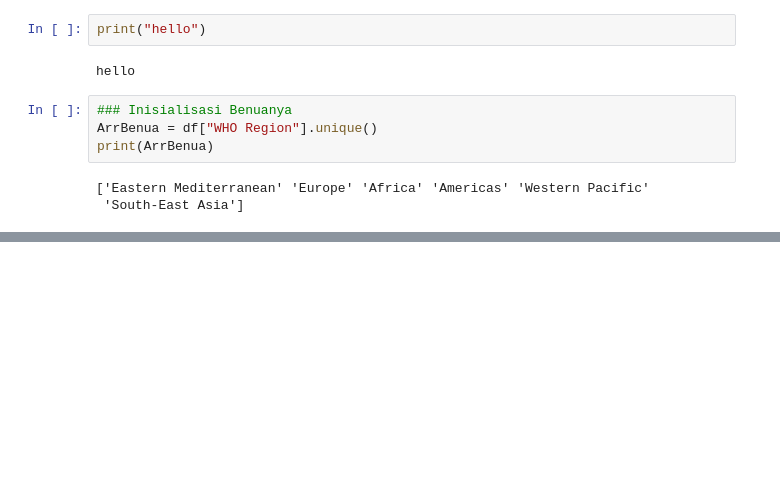
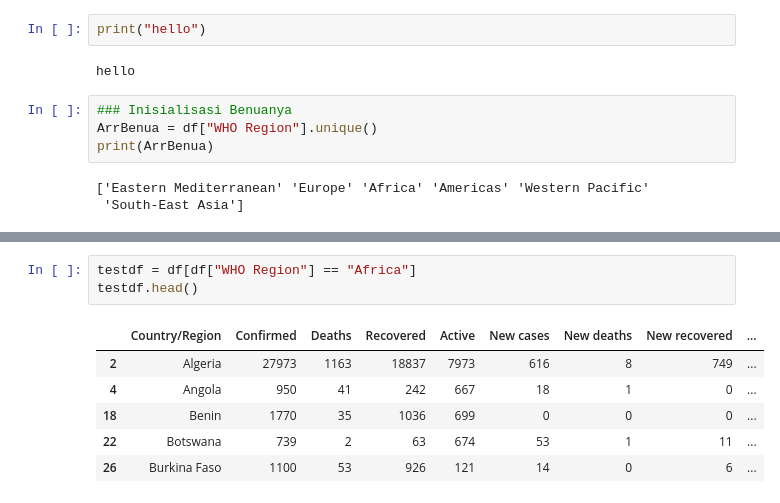
Before and after one commit to bijakap/Visdat-Tubes, a Jupyter notebook: TubesVisdat.ipynb, the cells around one changed output, grey strips where cells are left out. Saved outputs shown, nothing was run; the diff lists cells and outputs as text; blank space fills up the shorter version.

```diff
--- a/TubesVisdat.ipynb
+++ b/TubesVisdat.ipynb
@@ -41,0 +54,10 @@ region_select = Select(value=region, title='Country/Region', options=list(ArrBen
+# %%
+testdf = df[df["WHO Region"] == "Africa"]
+testdf.head()
+# %% [output]
+|  | Country/Region | Confirmed | Deaths | Recovered | Active | New cases | New deaths | New recovered | ... |
+| 2 | Algeria | 27973 | 1163 | 18837 | 7973 | 616 | 8 | 749 | ... |
+| 4 | Angola | 950 | 41 | 242 | 667 | 18 | 1 | 0 | ... |
+| 18 | Benin | 1770 | 35 | 1036 | 699 | 0 | 0 | 0 | ... |
+| 22 | Botswana | 739 | 2 | 63 | 674 | 53 | 1 | 11 | ... |
+| 26 | Burkina Faso | 1100 | 53 | 926 | 121 | 14 | 0 | 6 | ... |
```
Also changed, not shown: parts of 8 cells of this notebook.
